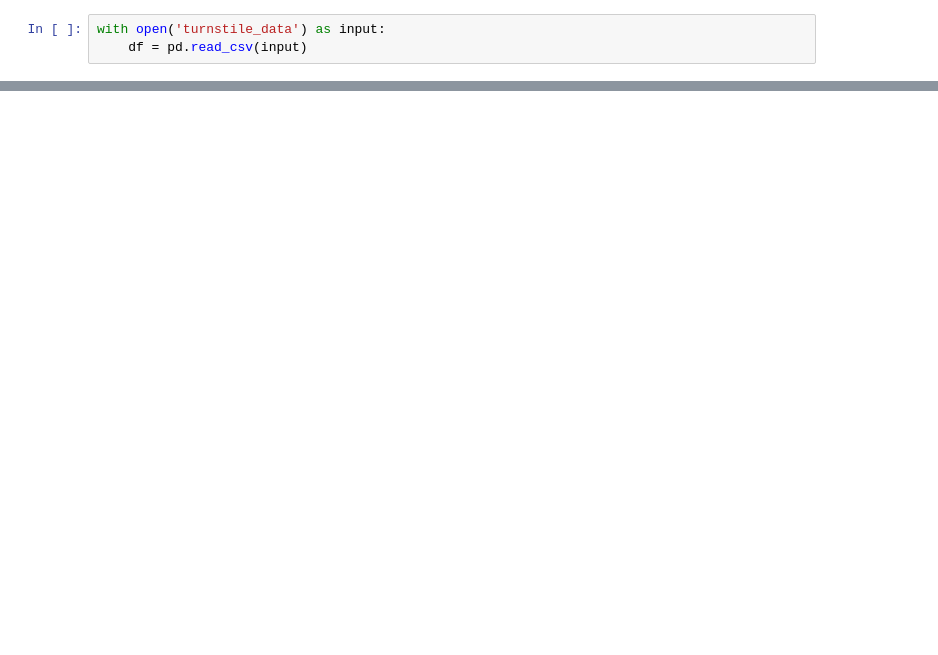
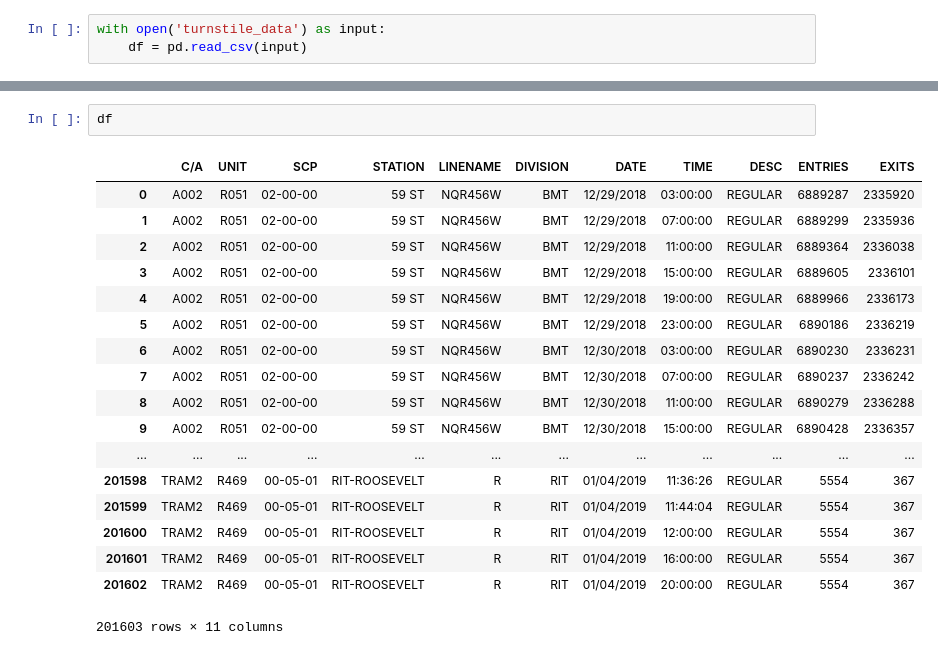
Before and after one commit to kessiezhang/NYC-Subway-Entrance-EDA, a Jupyter notebook: loading_data.ipynb, the cells around one changed output, grey strips where cells are left out. Saved outputs shown, nothing was run; the diff lists cells and outputs as text; blank space fills up the shorter version.

Commit message:
Fixed issue of adding column names with multiple files. 1st column names line is skipped after the first file.

```diff
--- a/loading_data.ipynb
+++ b/loading_data.ipynb
@@ -56,0 +40,21 @@ with open('turnstile_data') as input:
+# %%
+df
+# %% [output]
+|  | C/A | UNIT | SCP | STATION | LINENAME | DIVISION | DATE | TIME | DESC | ENTRIES | EXITS |
+| 0 | A002 | R051 | 02-00-00 | 59 ST | NQR456W | BMT | 12/29/2018 | 03:00:00 | REGULAR | 6889287 | 2335920 |
+| 1 | A002 | R051 | 02-00-00 | 59 ST | NQR456W | BMT | 12/29/2018 | 07:00:00 | REGULAR | 6889299 | 2335936 |
+| 2 | A002 | R051 | 02-00-00 | 59 ST | NQR456W | BMT | 12/29/2018 | 11:00:00 | REGULAR | 6889364 | 2336038 |
+| 3 | A002 | R051 | 02-00-00 | 59 ST | NQR456W | BMT | 12/29/2018 | 15:00:00 | REGULAR | 6889605 | 2336101 |
+| 4 | A002 | R051 | 02-00-00 | 59 ST | NQR456W | BMT | 12/29/2018 | 19:00:00 | REGULAR | 6889966 | 2336173 |
+| 5 | A002 | R051 | 02-00-00 | 59 ST | NQR456W | BMT | 12/29/2018 | 23:00:00 | REGULAR | 6890186 | 2336219 |
+| 6 | A002 | R051 | 02-00-00 | 59 ST | NQR456W | BMT | 12/30/2018 | 03:00:00 | REGULAR | 6890230 | 2336231 |
+| 7 | A002 | R051 | 02-00-00 | 59 ST | NQR456W | BMT | 12/30/2018 | 07:00:00 | REGULAR | 6890237 | 2336242 |
+| 8 | A002 | R051 | 02-00-00 | 59 ST | NQR456W | BMT | 12/30/2018 | 11:00:00 | REGULAR | 6890279 | 2336288 |
+| 9 | A002 | R051 | 02-00-00 | 59 ST | NQR456W | BMT | 12/30/2018 | 15:00:00 | REGULAR | 6890428 | 2336357 |
+| ... | ... | ... | ... | ... | ... | ... | ... | ... | ... | ... | ... |
+| 201598 | TRAM2 | R469 | 00-05-01 | RIT-ROOSEVELT | R | RIT | 01/04/2019 | 11:36:26 | REGULAR | 5554 | 367 |
+| 201599 | TRAM2 | R469 | 00-05-01 | RIT-ROOSEVELT | R | RIT | 01/04/2019 | 11:44:04 | REGULAR | 5554 | 367 |
+| 201600 | TRAM2 | R469 | 00-05-01 | RIT-ROOSEVELT | R | RIT | 01/04/2019 | 12:00:00 | REGULAR | 5554 | 367 |
+| 201601 | TRAM2 | R469 | 00-05-01 | RIT-ROOSEVELT | R | RIT | 01/04/2019 | 16:00:00 | REGULAR | 5554 | 367 |
+| 201602 | TRAM2 | R469 | 00-05-01 | RIT-ROOSEVELT | R | RIT | 01/04/2019 | 20:00:00 | REGULAR | 5554 | 367 |
+201603 rows × 11 columns
```
Also changed, not shown: parts of 5 cells of this notebook.
